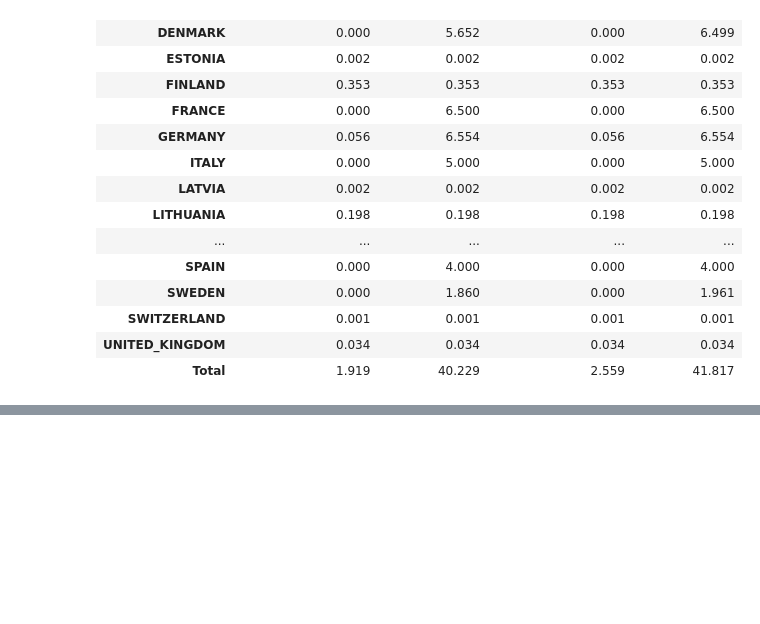
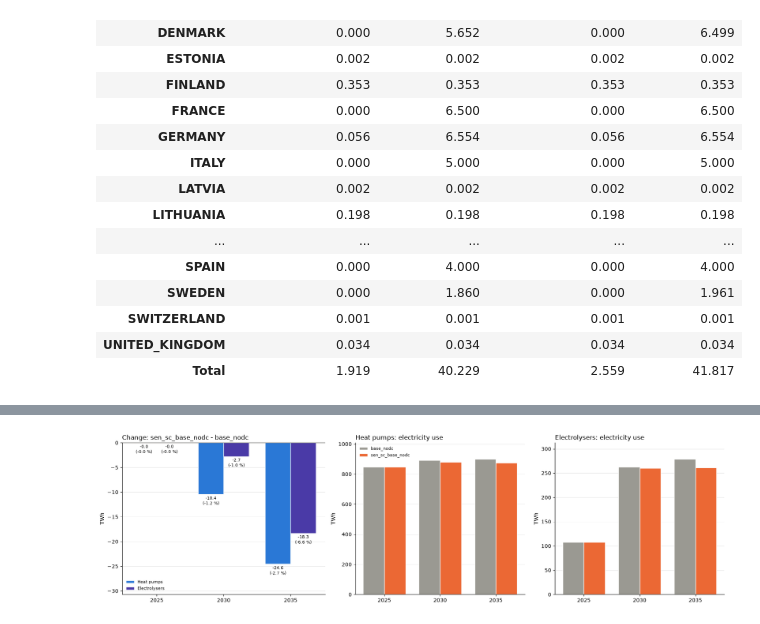
Before and after one commit to giuliadad/Balmorel, a Jupyter notebook: NOTEBOOK_sens_sc.ipynb, the cells around one changed output, grey strips where cells are left out. Cells and saved outputs as stored; diff of their text form; code cells hidden in the pictures; blank space fills up the shorter version.

```diff
--- a/NOTEBOOK_sens_sc.ipynb
+++ b/NOTEBOOK_sens_sc.ipynb
@@ -234,0 +522,46 @@ Written /work3/s243704/Balmorel/Sensitivities/sc_restrict_p2x/data/TECH_GROUP_VA
+# %%
+# 4. Electricity used by heat pumps and electrolysers: base_nodc vs sen_sc_base_nodc (TWh)
+NODC_RUNS = {"base_nodc": Path.cwd() / "base_nodc" / "model" / "MainResults_fullweek.gdx",
+             "sen_sc_base_nodc": Path.cwd() / "sen_sc_base_nodc" / "model" / "MainResults.gdx"}
+NODC_REFERENCE = "base_nodc"
+P2X_PREFIX = {"Heat pumps": "GNR_HP_", "Electrolysers": "GNR_ELYS"}
+RUN_COLORS = {"base_nodc": "#9a9992", "sen_sc_base_nodc": "#eb6834"}
+
+def p2x_electricity(path):
+    """Annual electricity consumption (TWh) of heat pumps and electrolysers per year, from F_CONS_YCRA of a MainResults GDX."""
+    c = gt.Container()
+    c.read(str(path), symbols=["F_CONS_YCRA"])
+    t = c["F_CONS_YCRA"].records
+    t = t.loc[t["FFF"].astype(str).eq("ELECTRIC")].assign(Year=t["Y"].astype(str))
+    return pd.DataFrame({name: t.loc[t["G"].astype(str).str.upper().str.startswith(prefix)].groupby("Year")["value"].sum()
+                         for name, prefix in P2X_PREFIX.items()}).fillna(0).sort_index()
+
+use = {run: p2x_electricity(path) for run, path in NODC_RUNS.items()}
+other = [r for r in NODC_RUNS if r != NODC_REFERENCE][0]
+change = use[other] - use[NODC_REFERENCE]
+change_pct = change / use[NODC_REFERENCE].replace(0, np.nan) * 100
+
+table = pd.concat({**{r: use[r] for r in NODC_RUNS}, "Change (TWh)": change, "Change (%)": change_pct}, axis=1)
+display(table.round(1))
+
+fig, axes = plt.subplots(1, 3, figsize=(17, 4.8), gridspec_kw={"width_ratios": [1.2, 1, 1]})
+years = list(change.index); x = np.arange(len(years)); w = 0.38
+ax = axes[0]
+for k, tech in enumerate(P2X_PREFIX):
+    bars = ax.bar(x + (k - 0.5) * w, change[tech], w, color=["#2a78d6", "#4a3aa7"][k], edgecolor="#fcfcfb", label=tech)
+    for bar, v, pct in zip(bars, change[tech], change_pct[tech]):
+        ax.annotate(f"{v:+.1f}\n({pct:+.1f} %)", (bar.get_x() + bar.get_width() / 2, v), ha="center", va="bottom" if v >= 0 else "top",
+                    fontsize=8, xytext=(0, 3 if v >= 0 else -3), textcoords="offset points")
+ax.axhline(0, color="#52514e", linewidth=0.8); ax.set_xticks(x); ax.set_xticklabels(years); ax.margins(y=0.25)
+ax.set_title(f"Change: {other} - {NODC_REFERENCE}", loc="left"); ax.set_ylabel("TWh"); ax.legend(frameon=False, loc="best", fontsize=8)
+for ax, tech in zip(axes[1:], P2X_PREFIX):
+    for k, run in enumerate(NODC_RUNS):
+        ax.bar(x + (k - 0.5) * w, use[run][tech], w, color=RUN_COLORS[run], edgecolor="#fcfcfb", label=run)
+    ax.set_xticks(x); ax.set_xticklabels(years); ax.margins(y=0.12)
+    ax.set_title(f"{tech}: electricity use", loc="left"); ax.set_ylabel("TWh")
+axes[1].legend(frameon=False, loc="upper left", fontsize=8)
+for ax in axes:
+    ax.grid(axis="y", alpha=0.3); ax.set_axisbelow(True)
+    for side in ("top", "right"): ax.spines[side].set_visible(False)
+plt.tight_layout(); plt.show()
+# %% [output]
@@ -234,0 +574 @@ Written /work3/s243704/Balmorel/Sensitivities/sc_restrict_p2x/data/TECH_GROUP_VA
+[figure, added]
```
Also changed, not shown: parts of 21 cells of this notebook, 23 other files.
